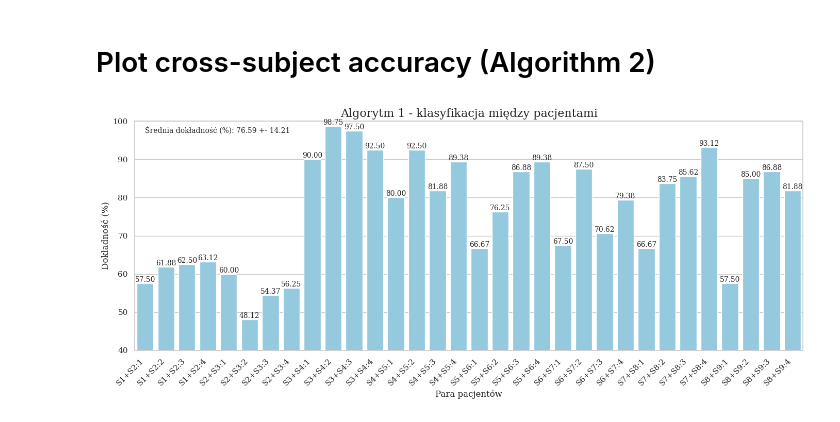
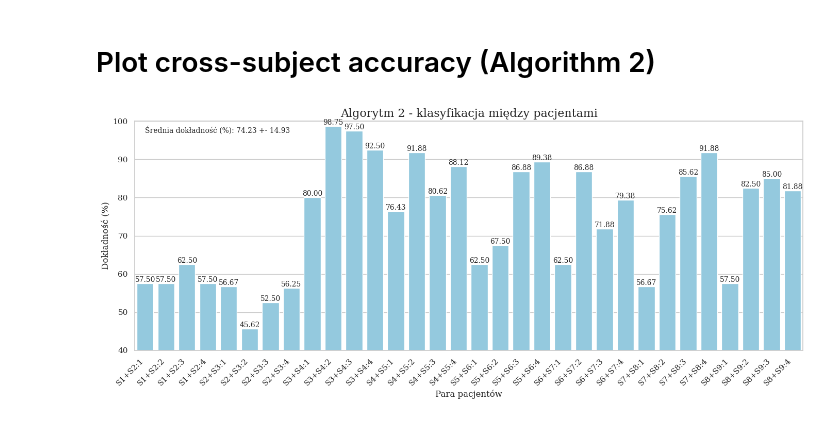
Before and after one commit to ad-jusk/eeg_transformer, a Jupyter notebook: notebooks/mtl_bci_2008_b.ipynb, the cells around one changed output. Saved outputs shown, nothing was run; the diff lists cells and outputs as text; code cells hidden in the pictures.

```diff
--- a/notebooks/mtl_bci_2008_b.ipynb
+++ b/notebooks/mtl_bci_2008_b.ipynb
@@ -167,7 +167,7 @@ Then shared model is tested on the fifth session of current patient.
 accuracies = []
 algorithm_1_results = {"subjects": subjects}
 for idx, subject in enumerate(subjects):
-    clf = linear.MultiTaskLinearClassifier(regularization=0.1, zero_mean=False, cov_flag="l2-trace")
+    clf = linear.MultiTaskLinearClassifier(regularization=0.1, zero_mean=False, cov_flag="l1")
     clf.fit_sessions(X_train[idx], y_train[idx])
     acc, y_pred = clf.score(X_test[idx], y_test[idx])
     accuracies.append(acc * 100)
@@ -244,10 +244,8 @@ accuracies = []
 algorithm_2_results = {"subjects": subjects}
 for idx, subject in enumerate(subjects):
 
-    clf = linear_ds.MultiTaskLinearWithSelectionClassifier(regularization=0.1, zero_mean=False, cov_flag="l2-trace")
-    clf.fit_sessions(X_train[idx], y_train[idx])
-
-    clf.update_based_on_new_data(X_test[idx], y_test[idx])
+    clf = linear_ds.MultiTaskLinearWithSelectionClassifier(regularization=0.1, zero_mean=False, cov_flag="l1")
+    clf.fit_sessions_with_selection(X_train[idx], y_train[idx], X_test[idx], y_test[idx])
     acc, y_pred = clf.score(X_test[idx], y_test[idx])
 
     accuracies.append(acc * 100)
@@ -426,6 +424,7 @@ The pipeline is the same as in Algorithm 1, except the test session is split bef
 # %%
 cross_subject_results = []
 accuracies = []
+reload(linear_ds)
 for subj_idx, _ in enumerate(subjects):
     next_subj_idx = subj_idx + 1
     if next_subj_idx == len(subjects):
@@ -443,9 +442,7 @@ for subj_idx, _ in enumerate(subjects):
         clf = linear_ds.MultiTaskLinearWithSelectionClassifier(
             regularization=0.1, cov_flag="l1", zero_mean=False, verbose=False
         )
-        clf.fit_sessions(X_cs_train, y_cs_train)
-
-        clf.update_based_on_new_data(X_cs_test, y_cs_test)
+        clf.fit_sessions_with_selection(X_cs_train, y_cs_train, X_cs_test, y_cs_test)
         acc, y_pred = clf.score(X_cs_test, y_cs_test)
 
         cross_subject_results.append(
@@ -485,22 +482,22 @@ logger.info(f"Mean accuracy: {np.mean(accuracies):.2f}")
 # %%
 df = pd.DataFrame(cross_subject_results)
 df["transfer_pair"] = df["train_desc"] + "+" + df["eval_desc"]
 
 plt.figure(figsize=(14, 6))
 axes = sns.barplot(data=df, x="transfer_pair", y="accuracy", color="skyblue")
 axes.set_ylim(40, 100)
-axes.set_title(f"Algorytm 1 - klasyfikacja między pacjentami", fontsize=16)
+axes.set_title(f"Algorytm 2 - klasyfikacja między pacjentami", fontsize=16)
 plt.text(
     x=0,
     y=97,
     s=f"Średnia dokładność (%): {np.mean(accuracies):.2f} +- {np.std(accuracies):.2f}",
     fontsize=10,
 )
 axes.bar_label(axes.containers[0], fmt="%.2f", fontsize=10)
 axes.set_ylabel("Dokładność (%)")
 axes.set_xlabel("Para pacjentów")
 plt.xticks(rotation=45, ha="right")
 plt.tight_layout()
 plt.show()
 # %% [output]
-[figure, old version]
+[figure, new version]
```
Also changed, not shown: parts of 10 cells of this notebook, 2 other files.
